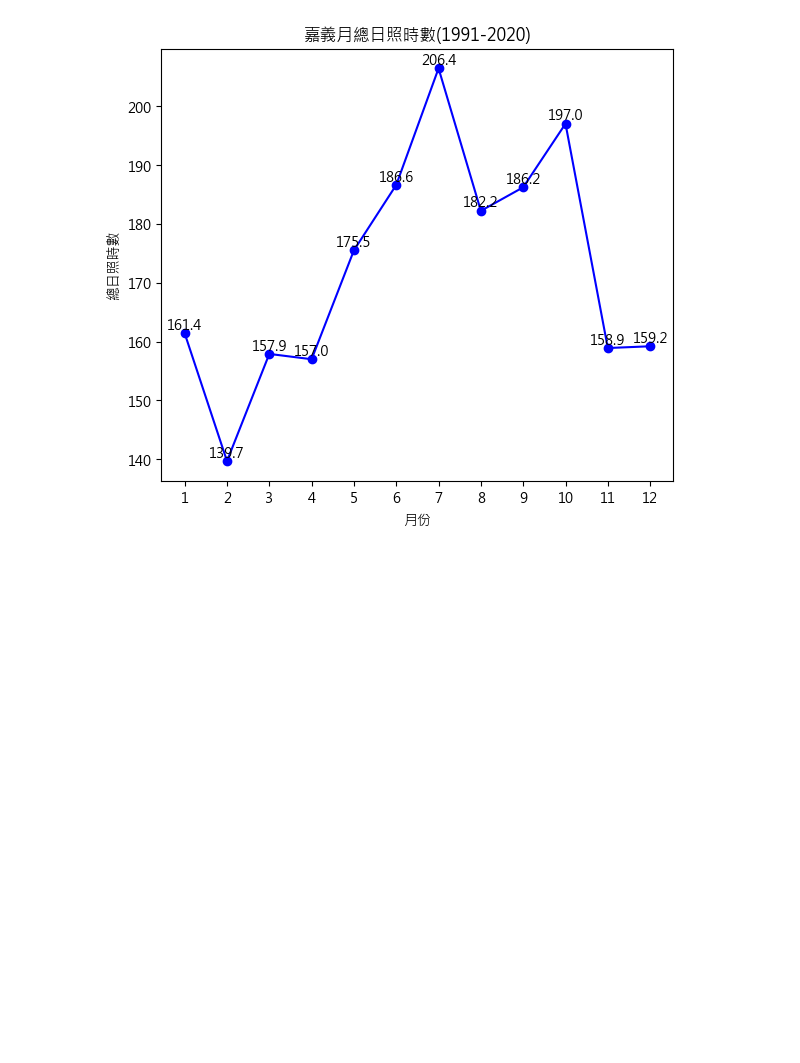
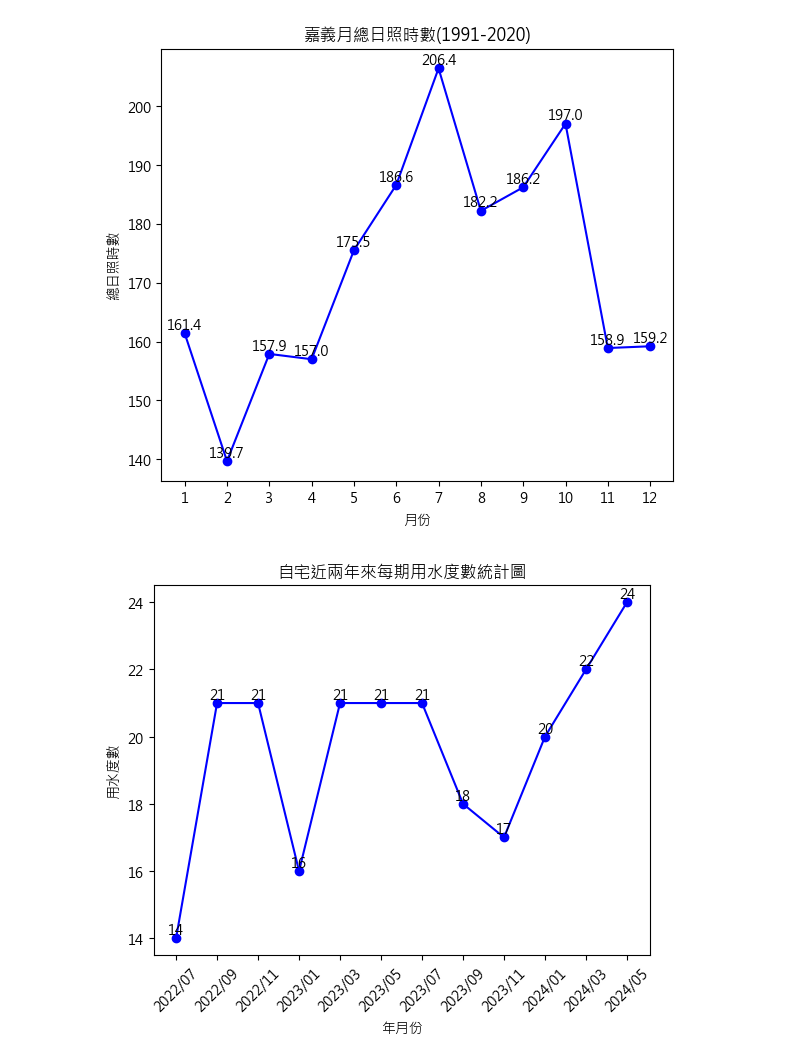
Before and after one commit to GeorgeCheng1023/green-building-mid, a Jupyter notebook: green.ipynb, the cells around one changed output. Saved outputs shown, nothing was run; the diff lists cells and outputs as text; code cells hidden in the pictures; blank space fills up the shorter version.

```diff
--- a/green.ipynb
+++ b/green.ipynb
@@ -173,4 +173,40 @@ plt.savefig(title + '.png', bbox_inches='tight')
 plt.show()
 # %% [output]
 [figure]
+# %%
+import json
+import matplotlib.pyplot as plt
+
+# Read the water.json file
+with open('water.json', 'r', encoding='utf-8') as f:
+    data = json.load(f)
+
+data = sorted(data, key=lambda x: x['年月'])
+
+# Extract the values for each column
+months = [entry['年月'] for entry in data]
+usage = [int(entry['用水度數(不含分攤度數)'].replace('度', '')) for entry in data]
+
+
+# Plot the data
+plt.plot(months, usage, marker='o', linestyle='-', color='blue')
+
+# Annotate each point with its y value
+for i, u in enumerate(usage):
+    plt.text(months[i], u, str(u), ha='center', va='bottom')
+
+# Set the title and labels
+title="自宅近兩年來每期用水度數統計圖"
+plt.title(title)
+plt.xlabel('年月份')
+plt.ylabel('用水度數')
+
+# Rotate x-axis labels for better visibility
+plt.xticks(rotation=45)
+
+# Save and show the plot
+plt.savefig(title + '.png', bbox_inches='tight')
+plt.show()
+# %% [output]
+[figure, added]
 # %%
```
Also changed, not shown: parts of 4 cells of this notebook, 4 other files.
